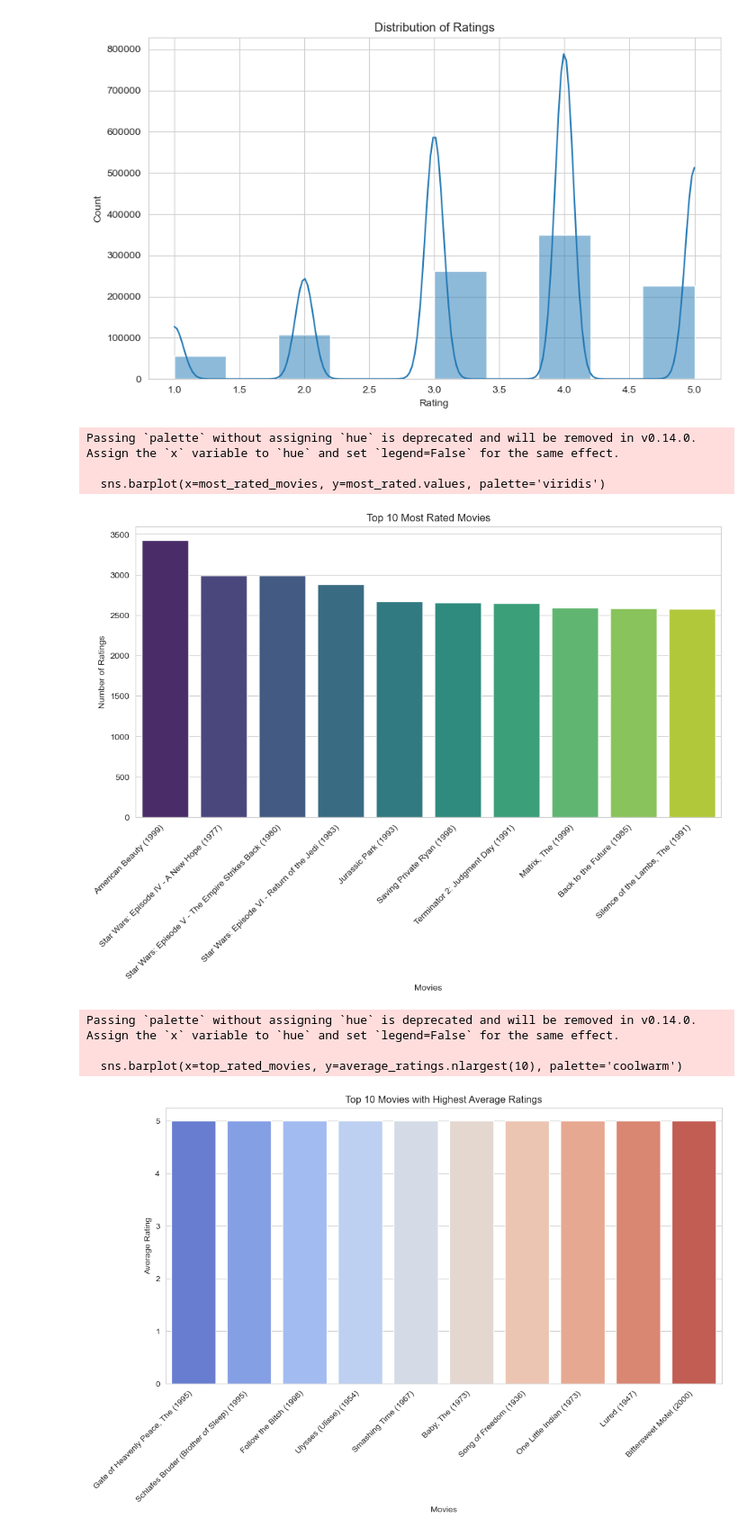
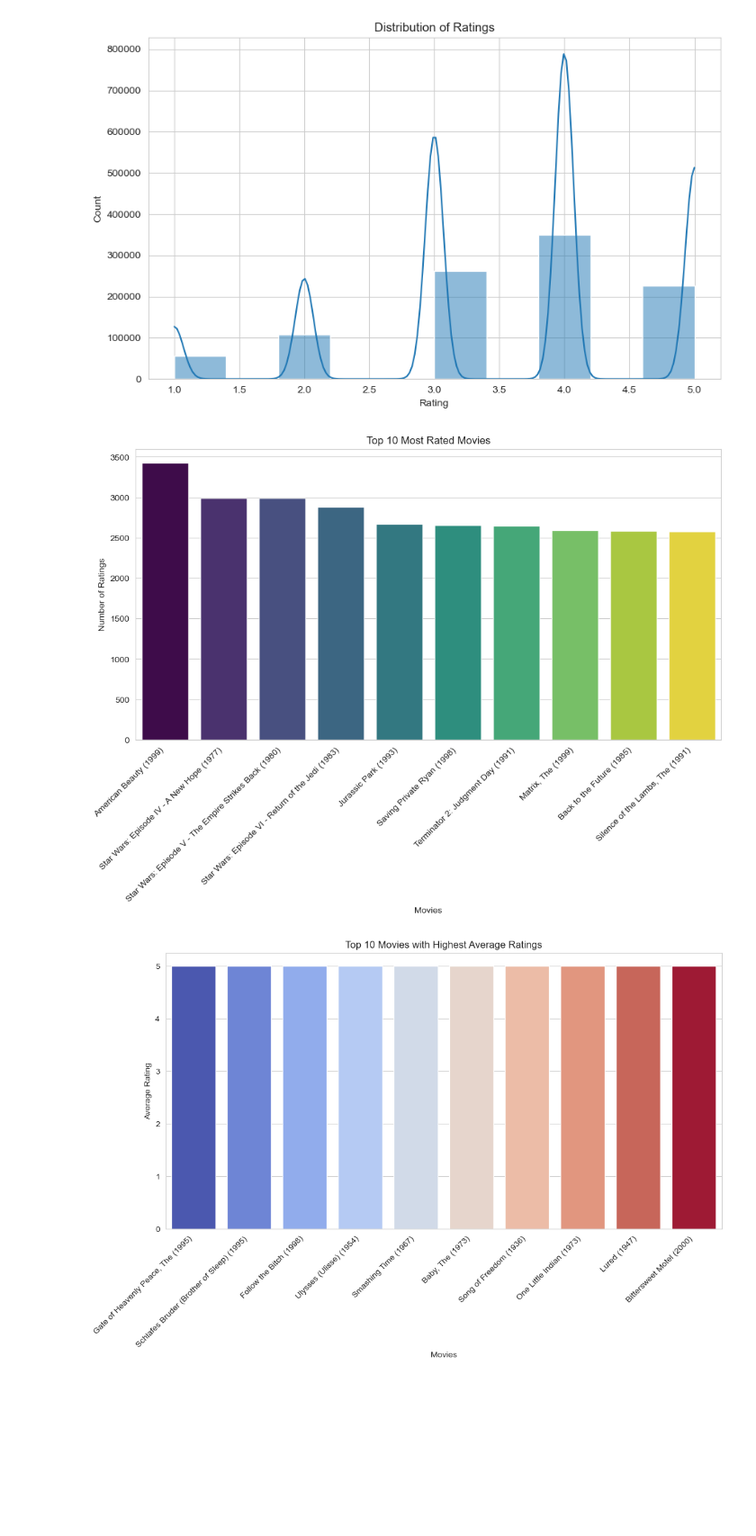
Before and after one commit to jmaloney95/Movie-Recommendation-Engine, a Jupyter notebook: notebooks/2.0-jm-exploratory-data-analysis.ipynb, the cells around one changed output. Shown at 90% size. Cells and saved outputs as stored; diff of their text form; code cells hidden in the pictures; blank space fills up the shorter version.

```diff
--- a/notebooks/2.0-jm-exploratory-data-analysis.ipynb
+++ b/notebooks/2.0-jm-exploratory-data-analysis.ipynb
@@ -118,34 +118,29 @@ most_rated = ratings.groupby('movieId').size().sort_values(ascending=False).head
 most_rated_movies = most_rated.index.map(movies.set_index('movieId')['title'])
 
 plt.figure(figsize=(12, 6))
-sns.barplot(x=most_rated_movies, y=most_rated.values, palette='viridis')
+hue_values = range(len(most_rated_movies))
+sns.barplot(x=most_rated_movies, y=most_rated.values, hue=hue_values, palette='viridis', legend=False)
 plt.xticks(rotation=45, ha='right')
 plt.title("Top 10 Most Rated Movies")
 plt.xlabel("Movies")
 plt.ylabel("Number of Ratings")
 plt.show()
 # %% [output]
-Passing `palette` without assigning `hue` is deprecated and will be removed in v0.14.0. Assign the `x` variable to `hue` and set `legend=False` for the same effect.
-
-  sns.barplot(x=most_rated_movies, y=most_rated.values, palette='viridis')
-[figure, old version]
+[figure, new version]
 # %%
 # Average Ratings per Movie
 average_ratings = ratings.groupby('movieId')['rating'].mean()
 top_rated_movies = average_ratings.nlargest(10).index.map(movies.set_index('movieId')['title'])
 
 plt.figure(figsize=(12, 6))
-sns.barplot(x=top_rated_movies, y=average_ratings.nlargest(10), palette='coolwarm')
+sns.barplot(x=top_rated_movies, y=average_ratings.nlargest(10), hue=range(len(top_rated_movies)), palette='coolwarm', legend=False)
 plt.xticks(rotation=45, ha='right')
 plt.title("Top 10 Movies with Highest Average Ratings")
 plt.xlabel("Movies")
 plt.ylabel("Average Rating")
 plt.show()
 # %% [output]
-Passing `palette` without assigning `hue` is deprecated and will be removed in v0.14.0. Assign the `x` variable to `hue` and set `legend=False` for the same effect.
-
-  sns.barplot(x=top_rated_movies, y=average_ratings.nlargest(10), palette='coolwarm')
-[figure, old version]
+[figure, new version]
 # %%
 #Number of Ratings per User
 ratings_per_user = ratings.groupby('userId').size()
```
Also changed, not shown: parts of 1 cell of this notebook, 1 other file.
